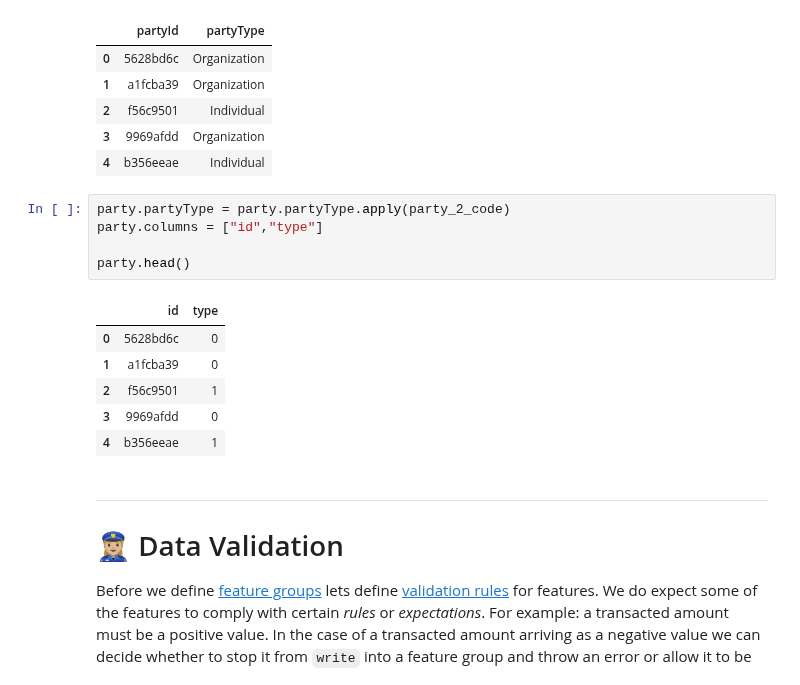
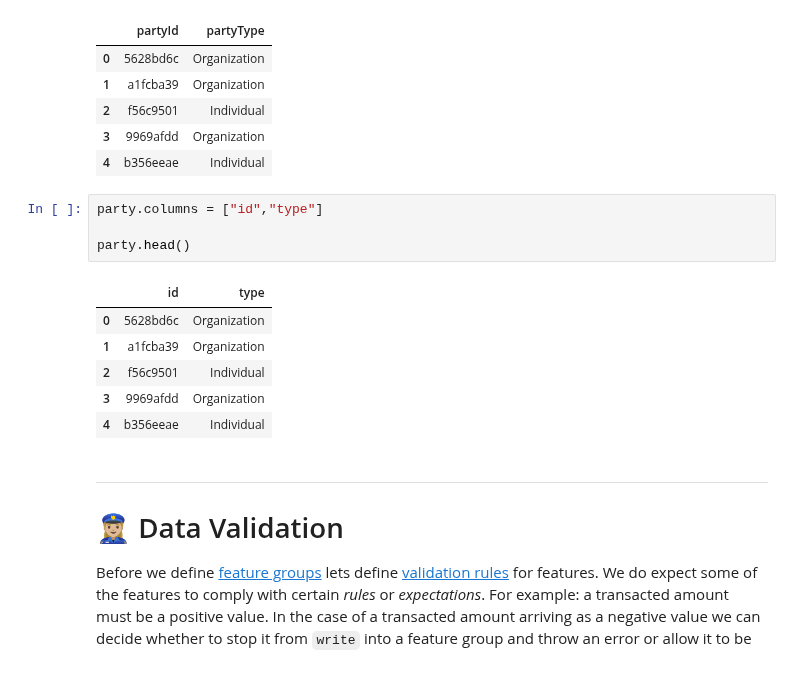
Before and after one commit to logicalclocks/aml_end_to_end, a Jupyter notebook: 1_create_feature_groups.ipynb, the cells around one changed output. Saved outputs shown, nothing was run; the diff lists cells and outputs as text.

```diff
--- a/1_create_feature_groups.ipynb
+++ b/1_create_feature_groups.ipynb
@@ -168,17 +119,16 @@ party.head()
 | 3 | 9969afdd | Organization |
 | 4 | b356eeae | Individual |
 # %%
-party.partyType = party.partyType.apply(party_2_code)
 party.columns = ["id","type"]
 
 party.head()
 # %% [output]
 |  | id | type |
-| 0 | 5628bd6c | 0 |
-| 1 | a1fcba39 | 0 |
-| 2 | f56c9501 | 1 |
-| 3 | 9969afdd | 0 |
-| 4 | b356eeae | 1 |
+| 0 | 5628bd6c | Organization |
+| 1 | a1fcba39 | Organization |
+| 2 | f56c9501 | Individual |
+| 3 | 9969afdd | Organization |
+| 4 | b356eeae | Individual |
 # %% [markdown]
 ---
 
```
Also changed, not shown: parts of 10 cells of this notebook.
